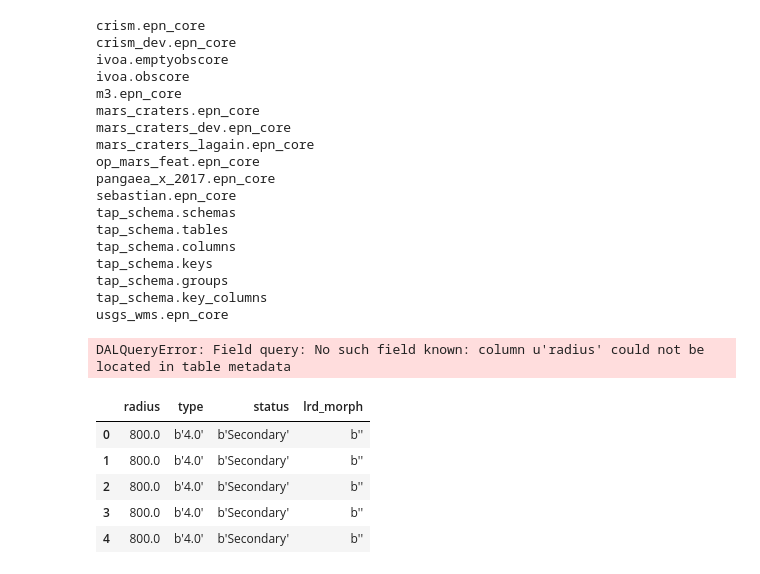
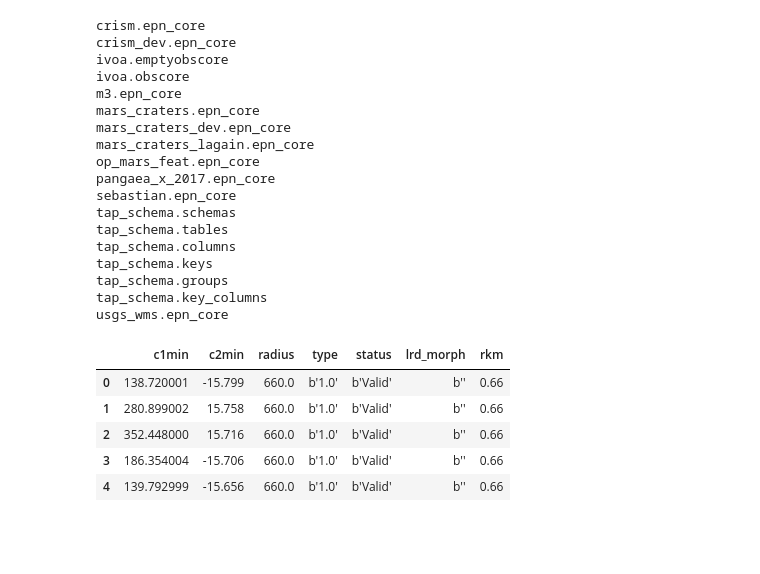
Before and after one commit to openplanetary/vespamap19tutorials, a Jupyter notebook: planetaryskl/notebooks/datadiscovery.ipynb, the cells around one changed output. Drawn from its saved outputs; the diff is of its cells as text; code cells hidden in the pictures; blank space fills up the shorter version.

```diff
--- a/planetaryskl/notebooks/datadiscovery.ipynb
+++ b/planetaryskl/notebooks/datadiscovery.ipynb
@@ -34,18 +38,15 @@ tap_schema.groups
 tap_schema.key_columns
 usgs_wms.epn_core
 # %%
-resultset = service.search("SELECT Radius,type,status,lrd_morph FROM mars_craters_dev.epn_core WHERE NOT (type='5')", maxrec=400000)
+resultset = service.search("SELECT c1min,c2min,radius,type,status,lrd_morph FROM mars_craters_lagain.epn_core WHERE NOT (type='5')", maxrec=400000)
-# %% [output]
-DALQueryError: Field query: No such field known: column u'radius' could not be located in table metadata
-# %%
-df = (resultset.to_table()).to_pandas()
-sns.set()
-df.head()
-#sns.pairplot(df, hue='type', height=1.5);
-# %% [output]
-|  | radius | type | status | lrd_morph |
-| 0 | 800.0 | b'4.0' | b'Secondary' | b'' |
-| 1 | 800.0 | b'4.0' | b'Secondary' | b'' |
-| 2 | 800.0 | b'4.0' | b'Secondary' | b'' |
-| 3 | 800.0 | b'4.0' | b'Secondary' | b'' |
-| 4 | 800.0 | b'4.0' | b'Secondary' | b'' |
+# %%
+df = (resultset.to_table()).to_pandas()
+df["rkm"] = df.radius / 1000.
+df.head()
+# %% [output]
+|  | c1min | c2min | radius | type | status | lrd_morph | rkm |
+| 0 | 138.720001 | -15.799 | 660.0 | b'1.0' | b'Valid' | b'' | 0.66 |
+| 1 | 280.899002 | 15.758 | 660.0 | b'1.0' | b'Valid' | b'' | 0.66 |
+| 2 | 352.448000 | 15.716 | 660.0 | b'1.0' | b'Valid' | b'' | 0.66 |
+| 3 | 186.354004 | -15.706 | 660.0 | b'1.0' | b'Valid' | b'' | 0.66 |
+| 4 | 139.792999 | -15.656 | 660.0 | b'1.0' | b'Valid' | b'' | 0.66 |
```
Also changed, not shown: parts of 4 cells of this notebook.
